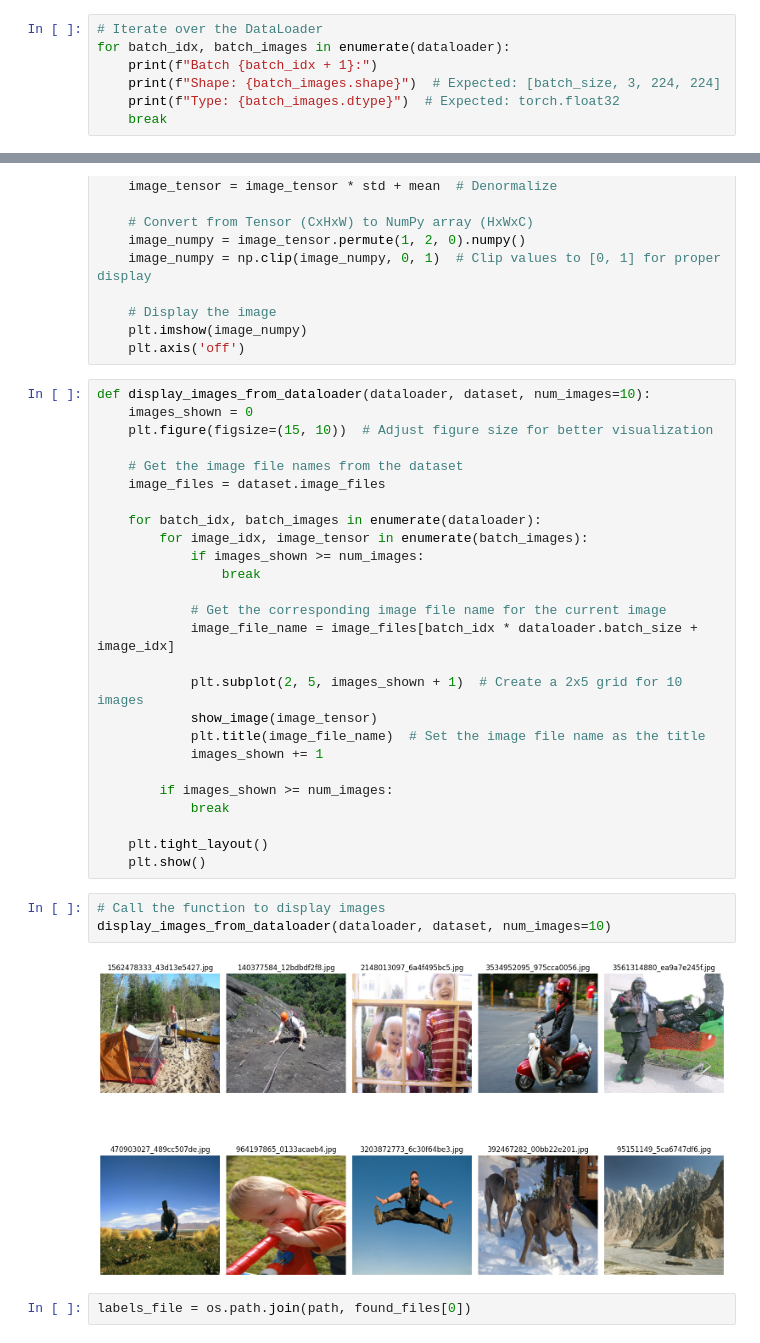
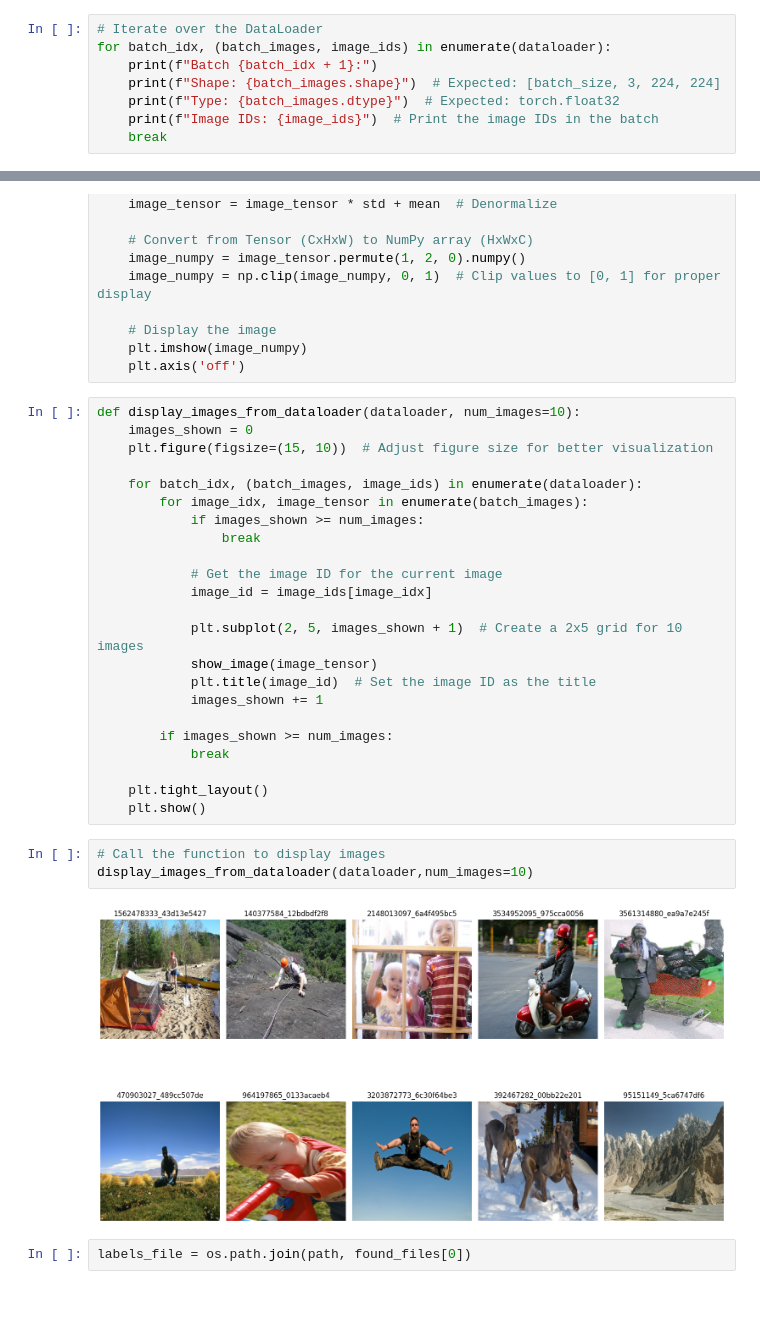
Before and after one commit to Ramkanc/Capstone_IIITH, a Jupyter notebook: Capstone1_RamK_Multi.ipynb, the cells around one changed output, grey strips where cells are left out. Saved outputs shown, nothing was run; the diff lists cells and outputs as text; blank space fills up the shorter version.

```diff
--- a/Capstone1_RamK_Multi.ipynb
+++ b/Capstone1_RamK_Multi.ipynb
@@ -110,10 +110,11 @@ dataset = CustomImageDataset(image_dir)
 dataloader = DataLoader(dataset, batch_size=32, shuffle=False)
 # %%
 # Iterate over the DataLoader
-for batch_idx, batch_images in enumerate(dataloader):
+for batch_idx, (batch_images, image_ids) in enumerate(dataloader):
     print(f"Batch {batch_idx + 1}:")
     print(f"Shape: {batch_images.shape}")  # Expected: [batch_size, 3, 224, 224]
     print(f"Type: {batch_images.dtype}")  # Expected: torch.float32
+    print(f"Image IDs: {image_ids}")  # Print the image IDs in the batch
     break
 # %% [output]
 Batch 1:
@@ -135,24 +137,21 @@ def show_image(image_tensor):
     plt.imshow(image_numpy)
     plt.axis('off')
 # %%
-def display_images_from_dataloader(dataloader, dataset, num_images=10):
+def display_images_from_dataloader(dataloader, num_images=10):
     images_shown = 0
     plt.figure(figsize=(15, 10))  # Adjust figure size for better visualization
 
-    # Get the image file names from the dataset
-    image_files = dataset.image_files
-
-    for batch_idx, batch_images in enumerate(dataloader):
+    for batch_idx, (batch_images, image_ids) in enumerate(dataloader):
         for image_idx, image_tensor in enumerate(batch_images):
             if images_shown >= num_images:
                 break
 
-            # Get the corresponding image file name for the current image
-            image_file_name = image_files[batch_idx * dataloader.batch_size + image_idx]
+            # Get the image ID for the current image
+            image_id = image_ids[image_idx]
 
             plt.subplot(2, 5, images_shown + 1)  # Create a 2x5 grid for 10 images
             show_image(image_tensor)
-            plt.title(image_file_name)  # Set the image file name as the title
+            plt.title(image_id)  # Set the image ID as the title
             images_shown += 1
 
         if images_shown >= num_images:
@@ -162,9 +161,9 @@ def display_images_from_dataloader(dataloader, dataset, num_images=10):
     plt.show()
 # %%
 # Call the function to display images
-display_images_from_dataloader(dataloader, dataset, num_images=10)
+display_images_from_dataloader(dataloader,num_images=10)
 # %% [output]
-[figure, old version]
+[figure, new version]
 # %%
 labels_file = os.path.join(path, found_files[0])
 # %%
```
Also changed, not shown: parts of 9 cells of this notebook.
